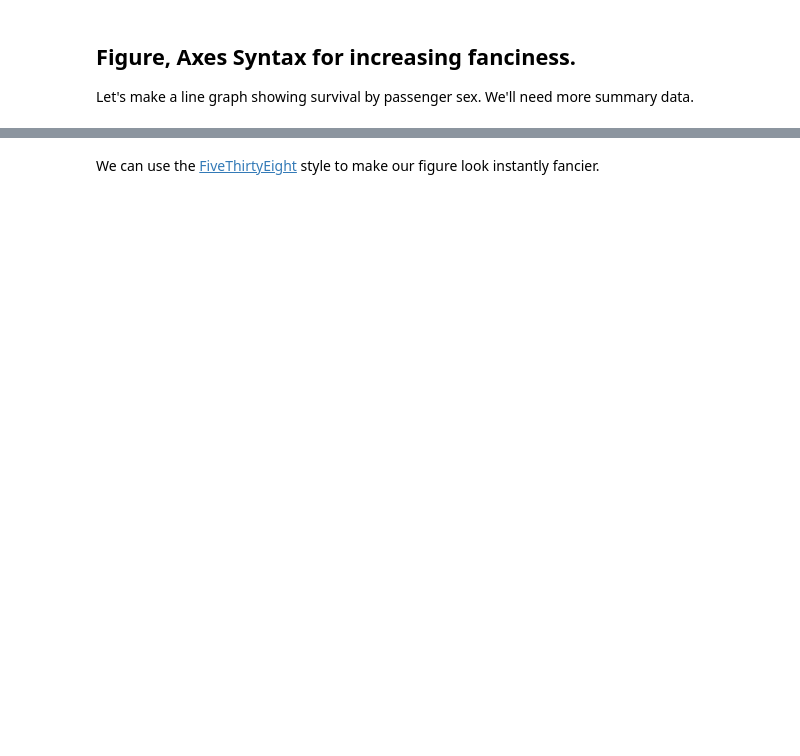
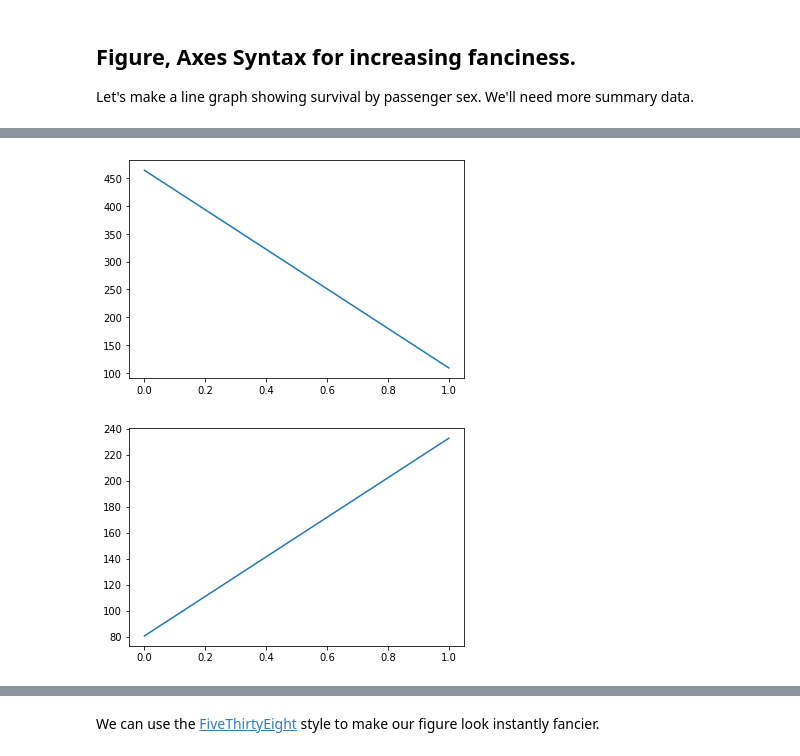
Before and after one commit to mariokart345/DS-Unit-1-Sprint-1-Data-Wrangling-and-Storytelling, a Jupyter notebook: module4-make-explanatory-visualizations/LS_DS_114_Make_Explanatory_Visualizations.ipynb, the cells around one changed output, grey strips where cells are left out. Saved outputs shown, nothing was run; the diff lists cells and outputs as text; code cells hidden in the pictures; blank space fills up the shorter version.

```diff
--- a/module4-make-explanatory-visualizations/LS_DS_114_Make_Explanatory_Visualizations.ipynb
+++ b/module4-make-explanatory-visualizations/LS_DS_114_Make_Explanatory_Visualizations.ipynb
@@ -344,0 +361,8 @@ Let's make a line graph showing survival by passenger sex.  We'll need more summ
+# %%
+df['Male'].plot()
+plt.show()
+df['Female'].plot()
+plt.show()
+# %% [output]
+[figure, added]
+[figure, added]
```
Also changed, not shown: parts of 6 cells of this notebook.
